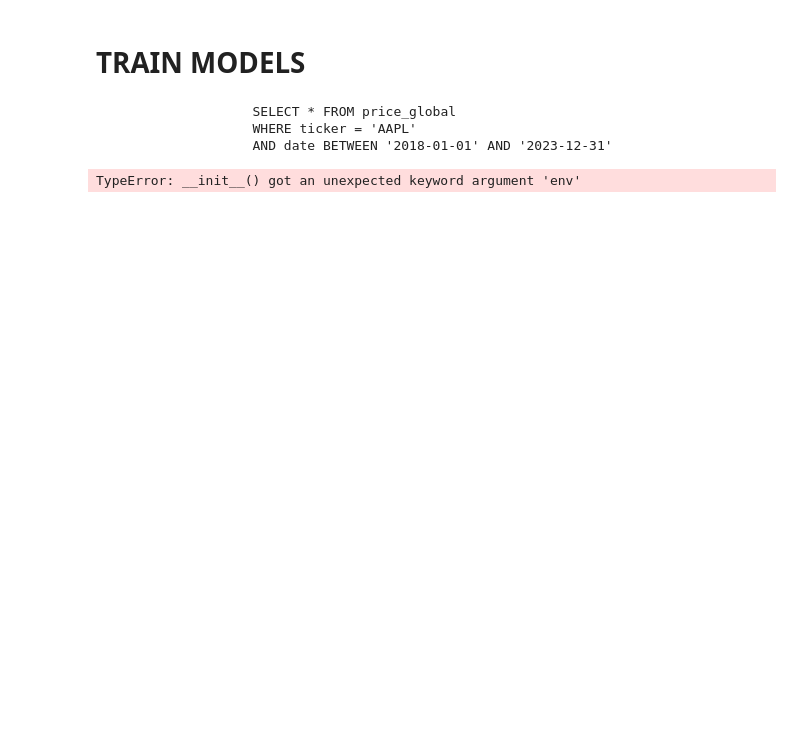
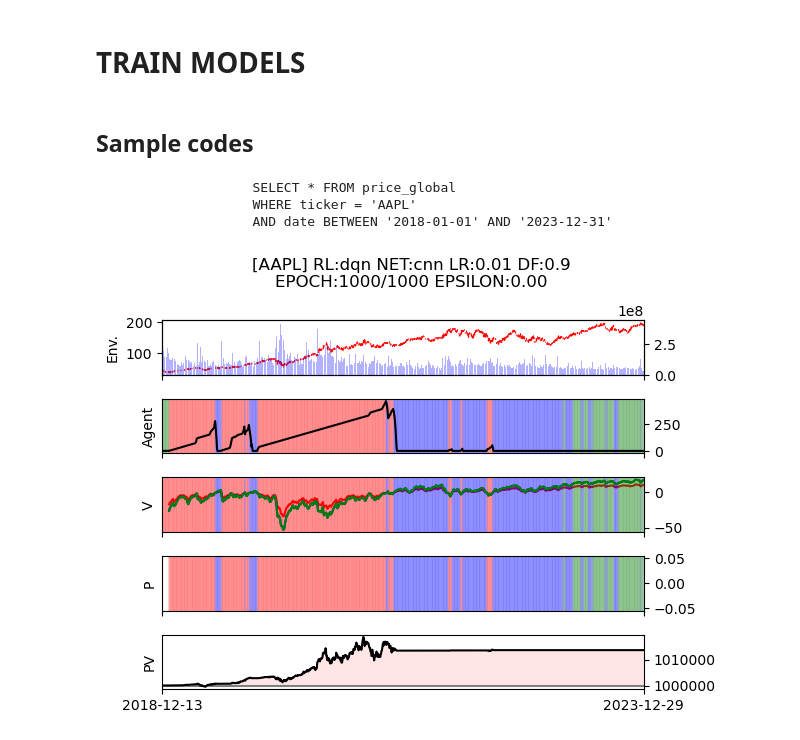
Before and after one commit to ahn283/projects, a Jupyter notebook: trader/trader_dqn_v1.ipynb, the cells around one changed output. Saved outputs shown, nothing was run; the diff lists cells and outputs as text; code cells hidden in the pictures; blank space fills up the shorter version.

```diff
--- a/trader/trader_dqn_v1.ipynb
+++ b/trader/trader_dqn_v1.ipynb
@@ -287,7 +302,7 @@ class Environment:
 # %% [markdown]
 ### Sample code
 # %%
-env = Environment(stock_data)
+env = Environment(df_stock_data)
 # %%
 env.reset()
 # %%
@@ -709,7 +722,6 @@ class Visualizer:
             outvals_policy = np.array(outvals_policy)
             # turn initial balance as an array
             pvs_base = np.zeros(len(actions)) + initial_balance     # array([initial_balance, initial_balance, initial_balance, ...])
-
             # chart 2. agent states (action, num_stocks)
             for action, color in zip(action_list, self.COLORS):
                 for i in self.x[actions == action]:
@@ -770,7 +782,7 @@ class Visualizer:
             )
             self.axes[4].plot(self.x, pvs, '-k')
             self.axes[4].xaxis.set_ticks(self.xticks)
-            self.axes[4].xaxis.set_ticklabel(self.xlabels)
+            self.axes[4].xaxis.set_ticklabels(self.xlabels)
 
             # epoch and exploration rate
             self.fig.suptitle(f'{self.title}\nEPOCH:{epoch_str}/{num_epochs} EPSILON:{eps:.2f}')
@@ -797,7 +809,7 @@ class Visualizer:
                 ax.get_yaxis().get_major_formatter().set_scientific(False)
                 ax.get_yaxis().get_major_formatter().set_scientific(False)
                 # set equal width horizontally
-                ax.ticklabel_foramt(useOffset=False)
+                ax.ticklabel_format(useOffset=False)
 
     def save(self, path):
         with lock:
@@ -1444,30 +1592,2 @@ class DQNLearner:
 # %% [markdown]
 # TRAIN MODELS
-# %%
-_, stock_date, training_data = load_data('AAPL', '2018-01-01', '2023-12-31')
-env = Environment(stock_data=stock_data)
-agent = Agent(env)
-learner = DQNLearner(env=env, agent=agent, stock_data=stock_data, training_data=training_data)
-learner.set_optimizer()
-# %% [output]
-                    SELECT * FROM price_global
-                    WHERE ticker = 'AAPL'
-                    AND date BETWEEN '2018-01-01' AND '2023-12-31'
-TypeError: __init__() got an unexpected keyword argument 'env'
-# %%
-import os
-import datetime
-
-dt_now = datetime.datetime.now()
-
-BASE_DIR = os.path.abspath(os.path.join(os.path.pardir))
-
-mode = 'train'
-
-# learner's parameter
-output_name = f'{mode}_{stock_code}_dqn_cnn_{dt_now.strftime("%Y-%m-%d-%H-%M-%S")}'
-
-# output path
-output_path = os.path.join(BASE_DIR, 'output', output_name)
-if not os.path.isdir(output_path):
-    os.makedirs(output_path)
@@ -1474 +1692,10 @@ if not os.path.isdir(output_path):
+# %% [markdown]
+## Sample codes
+# %%
+run_trader(stock_name='Apple', stock_code='AAPL', num_epochs=1000)
+# %% [output]
+                    SELECT * FROM price_global
+                    WHERE ticker = 'AAPL'
+                    AND date BETWEEN '2018-01-01' AND '2023-12-31'
+[figure, added]
 # %%
```
Also changed, not shown: parts of 24 cells of this notebook, 4 other files.
